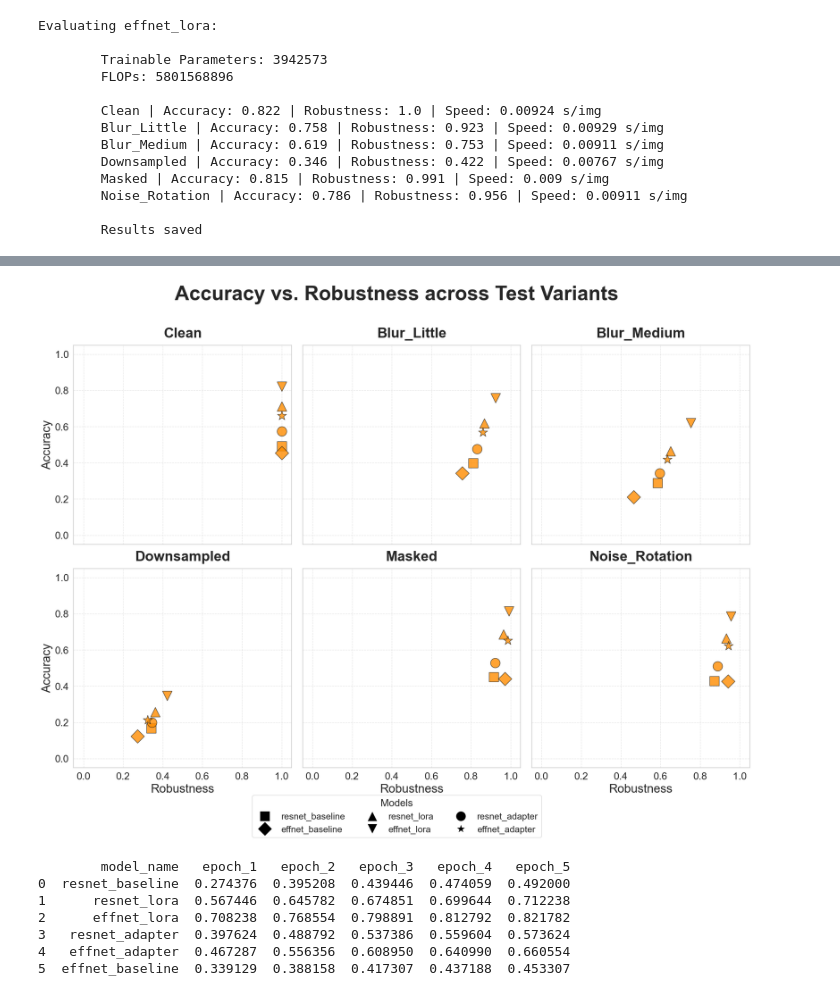
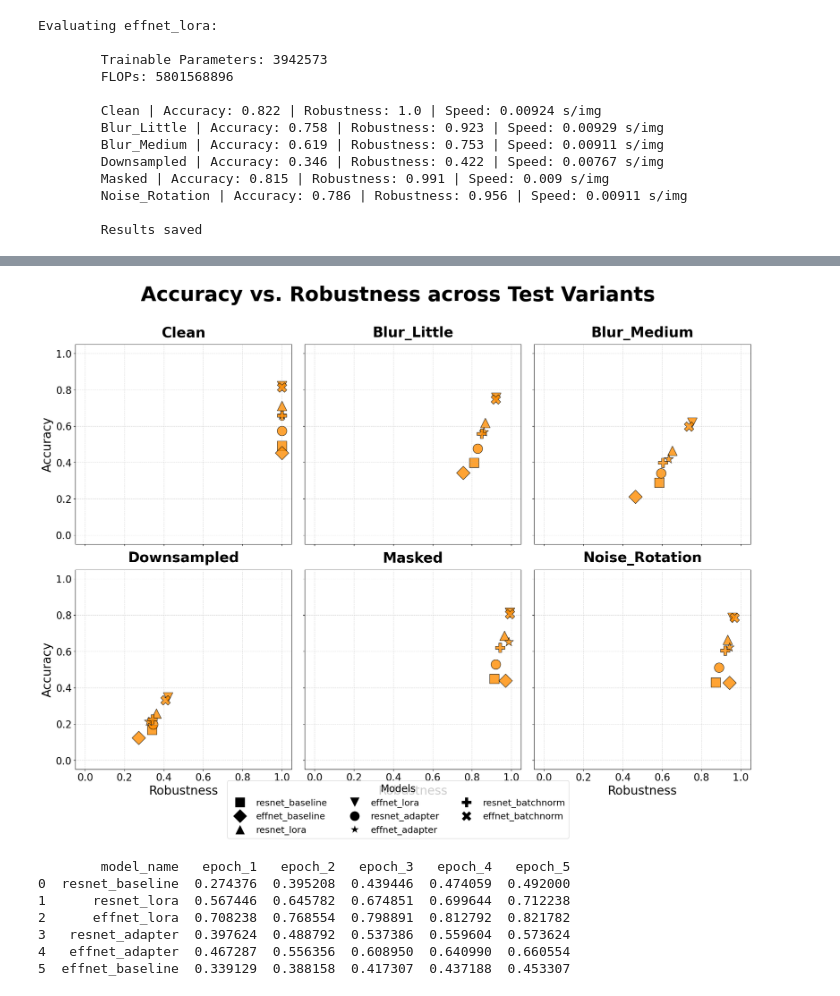
Before and after one commit to jgbreault/MealReveal, a Jupyter notebook: analysis.ipynb, the cells around one changed output, grey strips where cells are left out. Saved outputs shown, nothing was run; the diff lists cells and outputs as text; code cells hidden in the pictures.

Commit message:
Add grad-CAM analysis and batchnorm tuning

```diff
--- a/analysis.ipynb
+++ b/analysis.ipynb
@@ -48,9 +48,13 @@ test_transform = transforms.Compose([
     transforms.Normalize([0.485, 0.456, 0.406], [0.229, 0.224, 0.225]) # Standard values
 ])
 
-test_directory = "test_splits"
-model_directory = "models"
-evaluation_directory = "evaluations"
+test_directory = "/content/drive/MyDrive/Colab Notebooks/test_sets"
+model_directory = "/content/drive/MyDrive/Colab Notebooks/models"
+evaluation_directory = "/content/drive/MyDrive/Colab Notebooks/evaluations"
+
+#test_directory = "test_splits"
+#model_directory = "models"
+#evaluation_directory = "evaluations"
 
 # Test variant paths in Google Drive
 clean_path = f'{test_directory}/clean'
@@ -188,6 +195,9 @@ effnet_lora_path = model_directory + '/effnet_lora.pth'
 
 resnet_adapter_path = model_directory + '/resnet_adapter.pth'
 effnet_adapter_path = model_directory + '/effnet_adapter.pth'
+
+resnet_batchnorm_path = model_directory + '/resnet_batchnorm.pth'
+effnet_batchnorm_path = model_directory + '/effnet_batchnorm.pth'
 # %%
 import pandas as pd
 
@@ -551,7 +710,9 @@ model_paths_to_evaluate = {
     "resnet_lora": resnet_lora_path,
     "effnet_lora": effnet_lora_path,
     "resnet_adapter": resnet_adapter_path,
-    "effnet_adapter": effnet_adapter_path
+    "effnet_adapter": effnet_adapter_path,
+    "resnet_batchnorm": resnet_batchnorm_path,
+    "effnet_batchnorm": effnet_batchnorm_path
 }
 # %%
 import time
@@ -600,6 +761,10 @@ for model_name, model_path in model_paths_to_evaluate.items():
             model = get_adapter_model_resnet()
         case "effnet_adapter":
             model = get_adapter_model_effnet()
+        case "resnet_batchnorm" :
+            model = GetBatchNormResnet()
+        case "effnet_batchnorm" :
+            model = GetBatchNormEffnet()
         case _:
             raise ValueError(f"Unknown model: {model_name}")
 
@@ -885,7 +1035,8 @@ axes = axes.flatten()
 models = model_evaluations_all['Model'].unique()
 datasets = model_evaluations_all['Dataset'].unique()
 
-markers = ['s', 'D', '^', 'v', 'o', '*']
+#markers = ['s', 'D', '^', 'v', 'o', '*']
+markers = ['s', 'D', '^', 'v', 'o', '*', 'P', 'X', '<', '>', 'h', 'H']
 model_markers = dict(zip(models, markers))
 fixed_size = 360
 
@@ -914,35 +1065,36 @@ for i, dataset in enumerate(datasets):
     ax.set_ylim(-0.05, 1.05)
 
     ax.tick_params(axis='both', which='major', labelsize=20)
 
     if i >= 3:
         ax.set_xlabel('Robustness', fontsize=24)
     if i % 3 == 0:
         ax.set_ylabel('Accuracy', fontsize=24)
 
 legend_elements = [
     plt.Line2D([0], [0], marker=marker, color='w', label=model,
                markerfacecolor='black', markersize=20)
     for model, marker in model_markers.items()
 ]
 
 fig.legend(
     handles=legend_elements,
     loc='lower center',
     ncol=3,
     bbox_to_anchor=(0.5, -0.08),
     fontsize=18,
     title="Models",
     title_fontsize=20,
     frameon=True
 )
 
 plt.suptitle('Accuracy vs. Robustness across Test Variants', fontsize=40, fontweight='bold', y=1.02)
 plt.tight_layout()
-plt.savefig('plots/accuracy_vs_robustness.png', dpi=300, bbox_inches='tight')
+#plt.savefig('plots/accuracy_vs_robustness.png', dpi=300, bbox_inches='tight')
+plt.savefig('/content/drive/MyDrive/Colab Notebooks/plots/accuracy_vs_robustness.png', dpi=300, bbox_inches='tight')
 plt.show()
 # %% [output]
-[figure, old version]
+[figure, new version]
 # %%
 import os
 import pandas as pd
```
Also changed, not shown: parts of 15 cells of this notebook, 56 other files.
